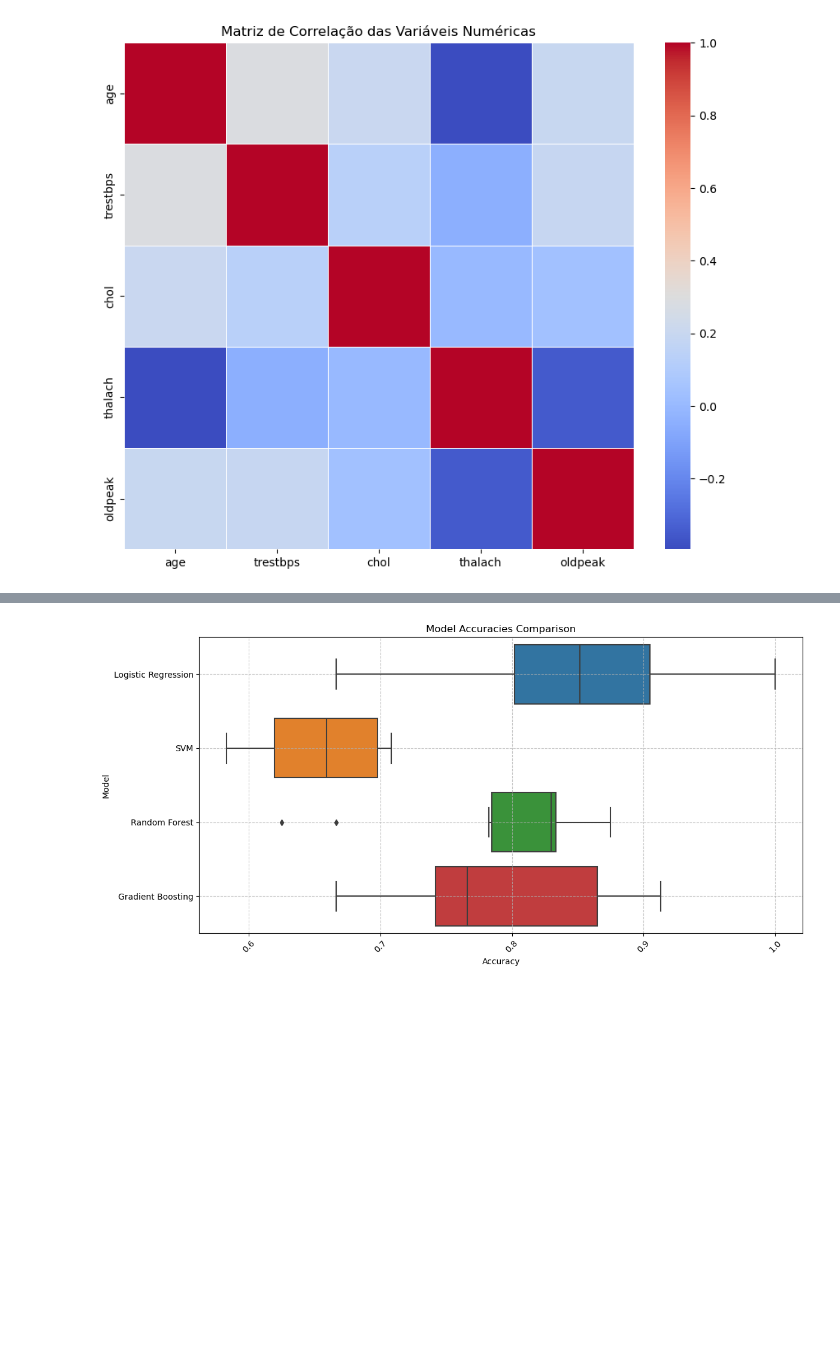
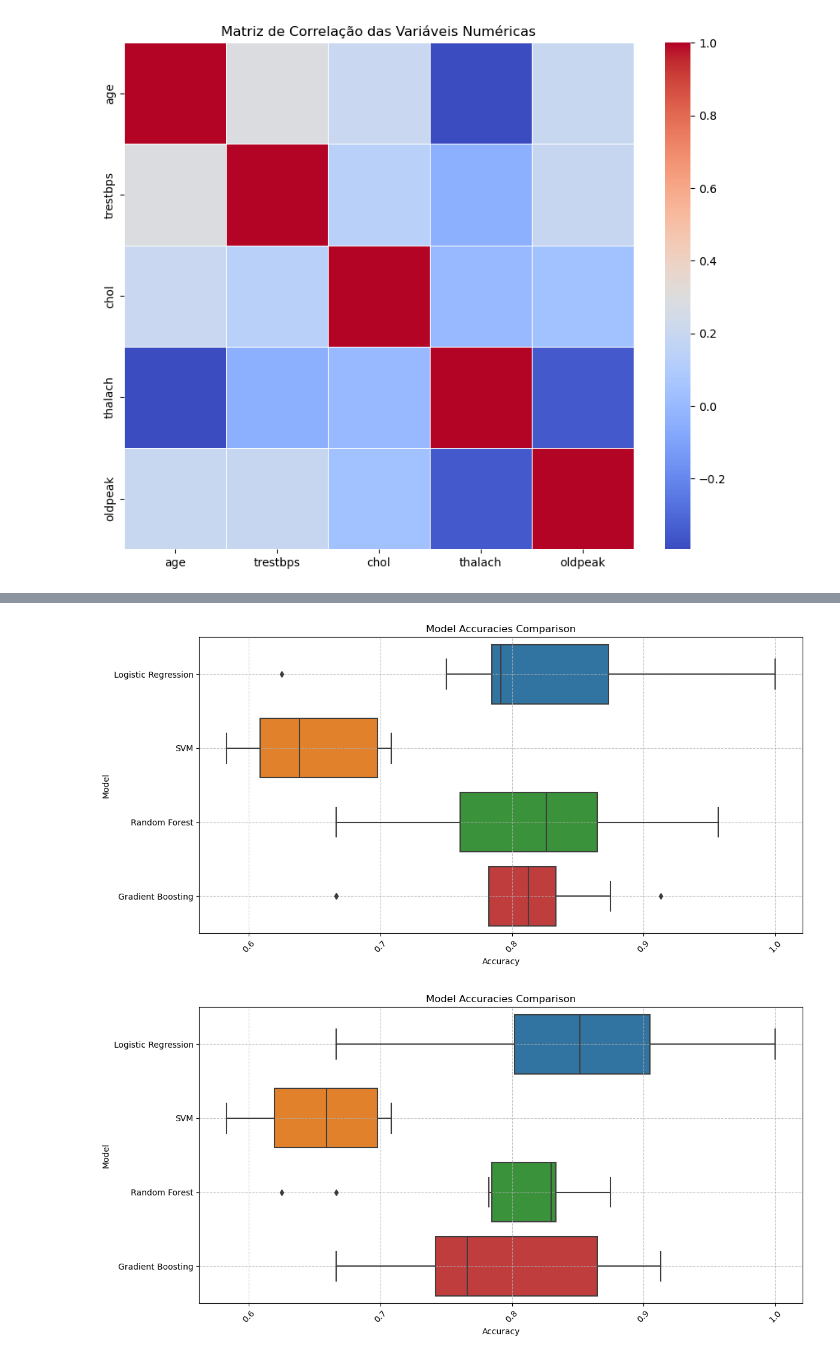
Before and after one commit to lbarbosacipriani/final-PCS5787, a Jupyter notebook: code/eda_preliminar_hear.ipynb, the cells around one changed output, grey strips where cells are left out. Cells and saved outputs as stored; diff of their text form; code cells hidden in the pictures; blank space fills up the shorter version.

```diff
--- a/code/eda_preliminar_hear.ipynb
+++ b/code/eda_preliminar_hear.ipynb
@@ -512,3 +577,30 @@ accuracies
+# %%
+import pandas as pd
+import seaborn as sns
+
+import matplotlib.pyplot as plt
+
+# Convert the accuracies dictionary to a DataFrame format suitable for boxplot
+accuracy_data = []
+for model_name, acc_values in accuracies.items():
+    for acc in acc_values:
+        accuracy_data.append({ 'Accuracy': acc,'Model': model_name})
+df_accuracies = pd.DataFrame(accuracy_data)
+
+# Create the boxplot
+plt.figure(figsize=(12, 6))
+sns.boxplot(x='Accuracy', y='Model', data=df_accuracies)
+
+# Customize the plot
+plt.title('Model Accuracies Comparison')
+plt.xticks(rotation=45)
+plt.grid(True, linestyle='--', alpha=0.7)
+plt.tight_layout()
+
+# Show the plot
+plt.show()
+# %% [output]
+[figure, added]
 # %%
 import pandas as pd
 import seaborn as sns
```
Also changed, not shown: parts of 14 cells of this notebook, 9 other files.
